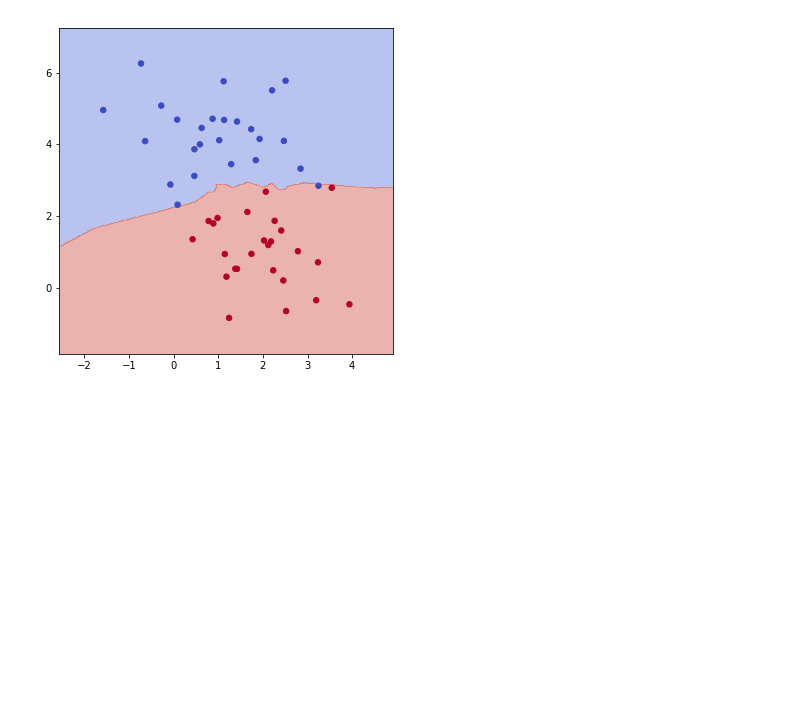
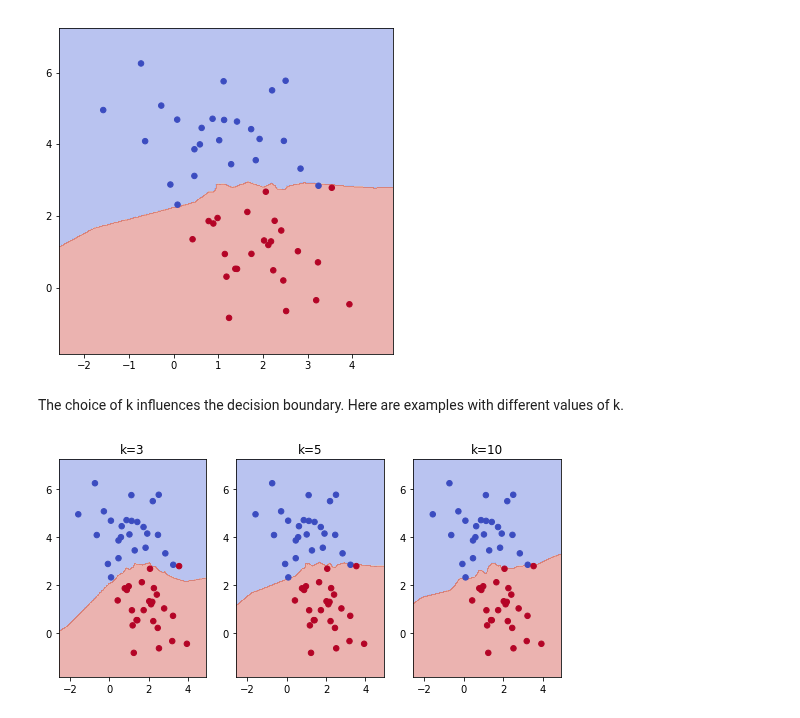
Before and after one commit to sathayas/JupyterfMRIFall2019, a Jupyter notebook: MachineLearning.ipynb, the cells around one changed output. Saved outputs shown, nothing was run; the diff lists cells and outputs as text; code cells hidden in the pictures; blank space fills up the shorter version.

```diff
--- a/MachineLearning.ipynb
+++ b/MachineLearning.ipynb
@@ -677,3 +679,37 @@ plt.scatter(X[:, 0], X[:, 1], c=y, cmap=plt.cm.coolwarm, s=30)
 plt.show()
 # %% [output]
 [figure]
+# %% [markdown]
+The choice of k influences the decision boundary. Here are examples with different values of k.
+# %%
+# k nearest neighbor classifier object with different k
+kNN3 = KNeighborsClassifier(3, weights='uniform')
+kNN3.fit(X,y)
+
+kNN10 = KNeighborsClassifier(10, weights='uniform')
+kNN10.fit(X,y)
+
+
+# decision boundary
+plt.figure(figsize=[9,4])
+ax = plt.subplot(131)
+plot_contours(ax, kNN3, X[:, 0], X[:, 1],
+                  cmap=plt.cm.coolwarm, alpha=0.4)
+plt.scatter(X[:, 0], X[:, 1], c=y, cmap=plt.cm.coolwarm, s=30)
+plt.title('k=3')
+
+ax = plt.subplot(132)
+plot_contours(ax, kNN5, X[:, 0], X[:, 1],
+                  cmap=plt.cm.coolwarm, alpha=0.4)
+plt.scatter(X[:, 0], X[:, 1], c=y, cmap=plt.cm.coolwarm, s=30)
+plt.title('k=5')
+
+ax = plt.subplot(133)
+plot_contours(ax, kNN10, X[:, 0], X[:, 1],
+                  cmap=plt.cm.coolwarm, alpha=0.4)
+plt.scatter(X[:, 0], X[:, 1], c=y, cmap=plt.cm.coolwarm, s=30)
+plt.title('k=10')
+
+plt.show()
+# %% [output]
+[figure, added]
```
Also changed, not shown: parts of 7 cells of this notebook.
